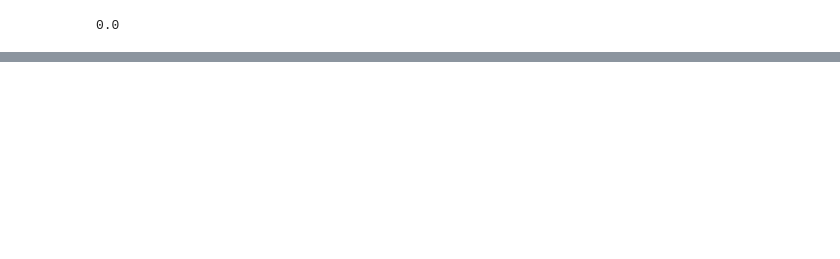
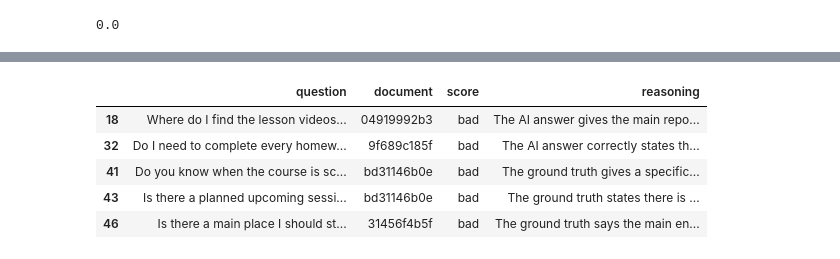
Before and after one commit to brukeg/llm-zoomcamp-2026, a Jupyter notebook: 04-evaluation/03-rag-evals.ipynb, the cells around one changed output, grey strips where cells are left out. Drawn from its saved outputs; the diff is of its cells as text; code cells hidden in the pictures; blank space fills up the shorter version.

Commit message:
finished through lesson 4.13

```diff
--- a/04-evaluation/03-rag-evals.ipynb
+++ b/04-evaluation/03-rag-evals.ipynb
@@ -213,0 +398,9 @@ df_results.to_csv("data/rag-answers-new.csv", index=False)
+# %%
+df_eval[df_eval["score"] == "bad"].head()
+# %% [output]
+|  | question | document | score | reasoning |
+| 18 | Where do I find the lesson videos... | 04919992b3 | bad | The AI answer gives the main repo... |
+| 32 | Do I need to complete every homew... | 9f689c185f | bad | The AI answer correctly states th... |
+| 41 | Do you know when the course is sc... | bd31146b0e | bad | The ground truth gives a specific... |
+| 43 | Is there a planned upcoming sessi... | bd31146b0e | bad | The ground truth states there is ... |
+| 46 | Is there a main place I should st... | 31456f4b5f | bad | The ground truth says the main en... |
```
Also changed, not shown: parts of 30 cells of this notebook, 2 other files.
